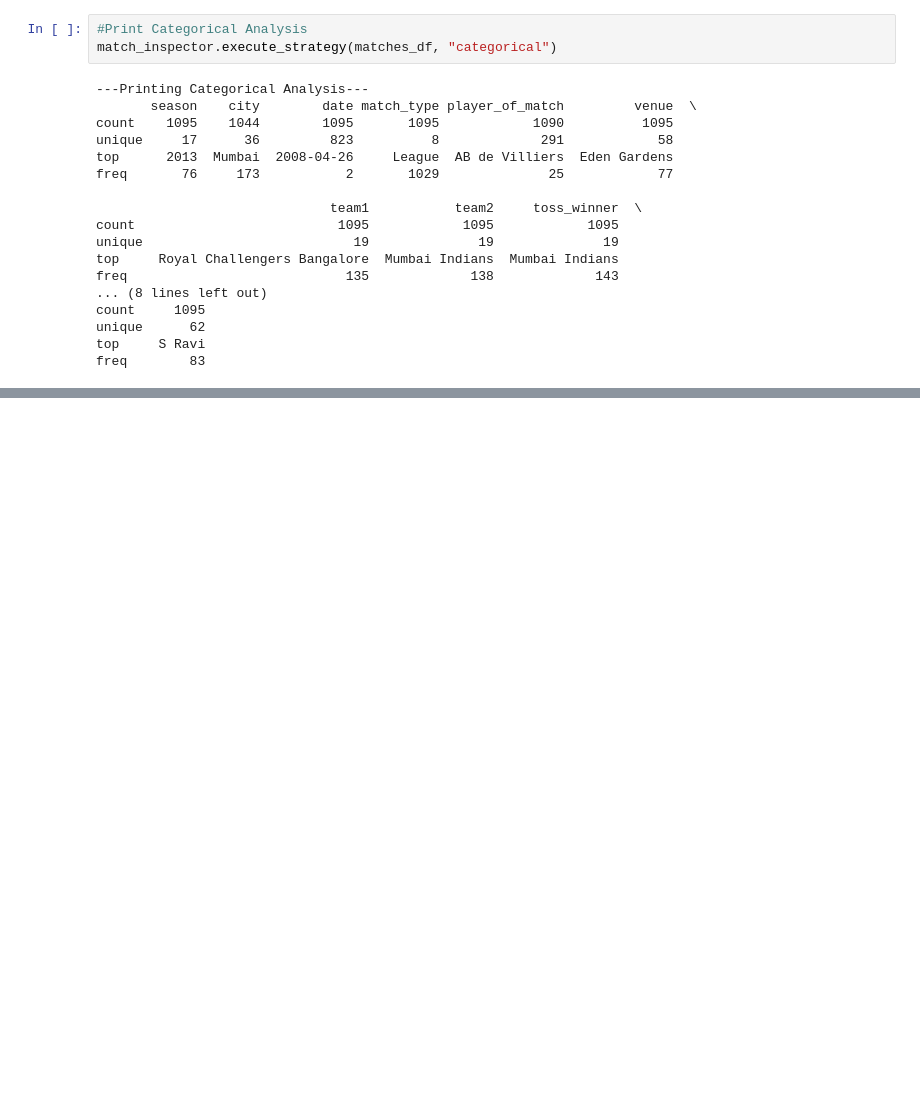
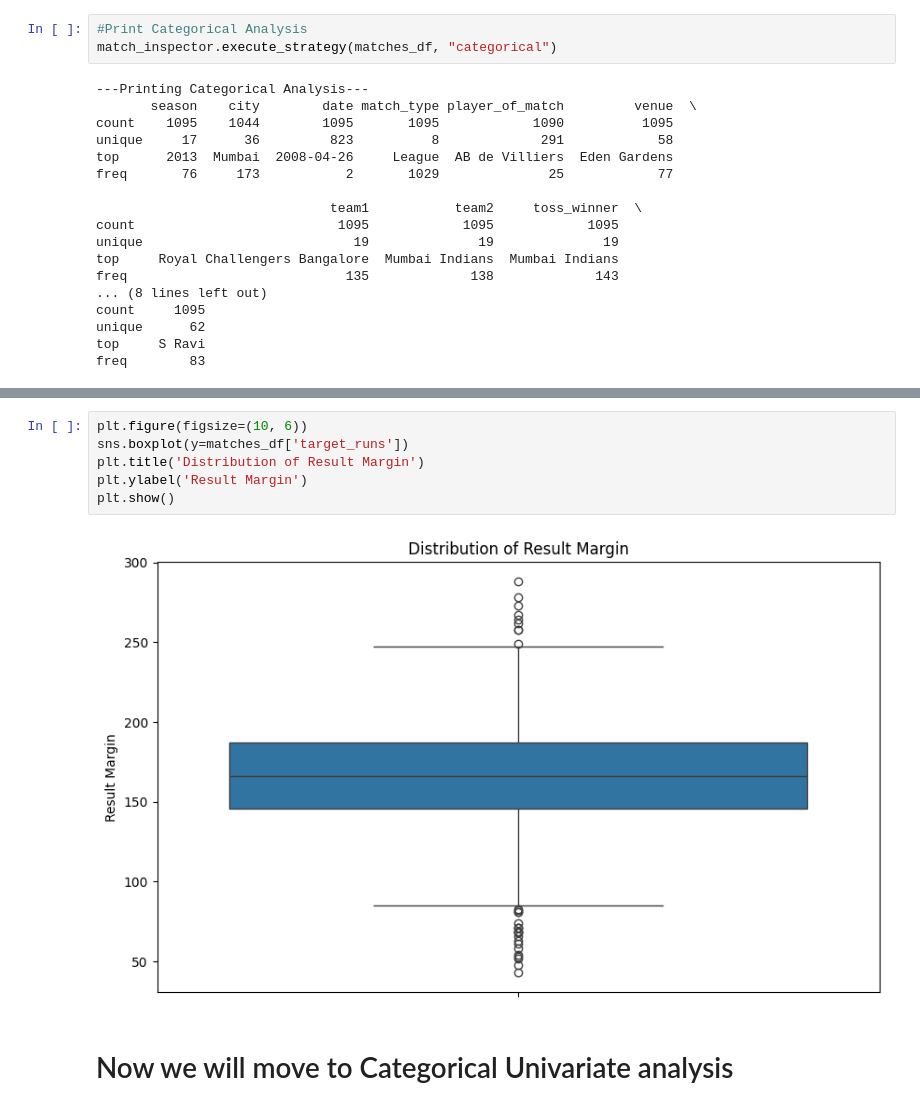
Before and after one commit to titan-spyer/ipl_prediction, a Jupyter notebook: Match_Prediction/analysis/EDA.ipynb, the cells around one changed output, grey strips where cells are left out. Saved outputs shown, nothing was run; the diff lists cells and outputs as text; blank space fills up the shorter version.

Commit message:
feat(eda): Numerical Univariate analysis

```diff
--- a/Match_Prediction/analysis/EDA.ipynb
+++ b/Match_Prediction/analysis/EDA.ipynb
@@ -139,0 +195,10 @@ freq        83
+# %%
+plt.figure(figsize=(10, 6))
+sns.boxplot(y=matches_df['target_runs'])
+plt.title('Distribution of Result Margin')
+plt.ylabel('Result Margin')
+plt.show()
+# %% [output]
+[figure, added]
+# %% [markdown]
+# Now we will move to Categorical Univariate analysis
```
Also changed, not shown: parts of 8 cells of this notebook.
